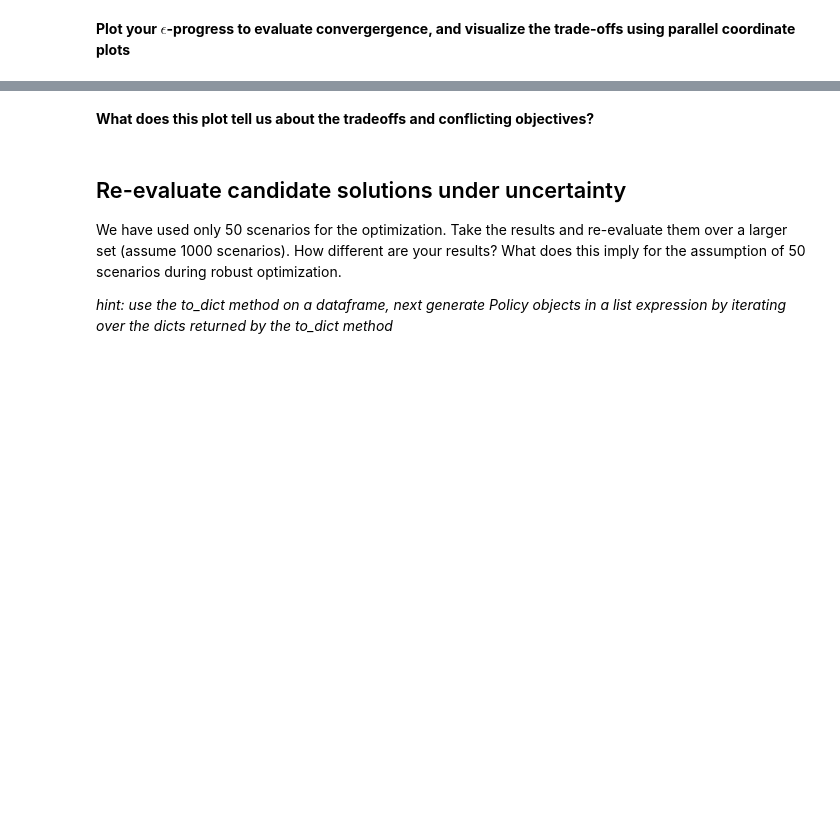
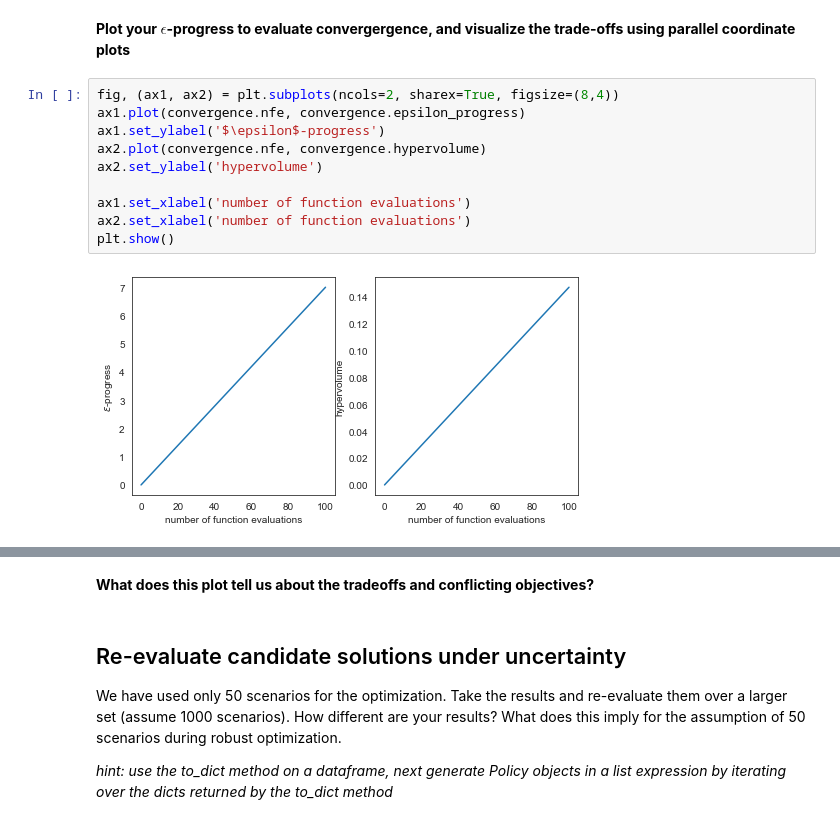
Before and after one commit to SoniAnmol/epa_1361_group_20_final_project, a Jupyter notebook: Week 5-6 - robustness and direct search/assignment 10 - MORO_roel.ipynb, the cells around one changed output, grey strips where cells are left out. Saved outputs shown, nothing was run; the diff lists cells and outputs as text; blank space fills up the shorter version.

```diff
--- a/Week 5-6 - robustness and direct search/assignment 10 - MORO_roel.ipynb
+++ b/Week 5-6 - robustness and direct search/assignment 10 - MORO_roel.ipynb
@@ -145,2 +282,14 @@ Set up the robust optimization problem using the robustness functions you have s
 # %% [markdown]
 **Plot your $\epsilon$-progress to evaluate convergergence, and visualize the trade-offs using parallel coordinate plots**
+# %%
+fig, (ax1, ax2) = plt.subplots(ncols=2, sharex=True, figsize=(8,4))
+ax1.plot(convergence.nfe, convergence.epsilon_progress)
+ax1.set_ylabel('$\epsilon$-progress')
+ax2.plot(convergence.nfe, convergence.hypervolume)
+ax2.set_ylabel('hypervolume')
+
+ax1.set_xlabel('number of function evaluations')
+ax2.set_xlabel('number of function evaluations')
+plt.show()
+# %% [output]
+[figure, added]
```
Also changed, not shown: parts of 20 cells of this notebook.
